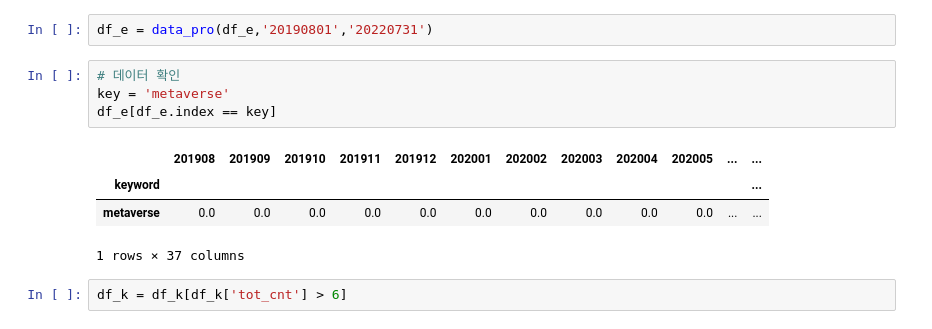
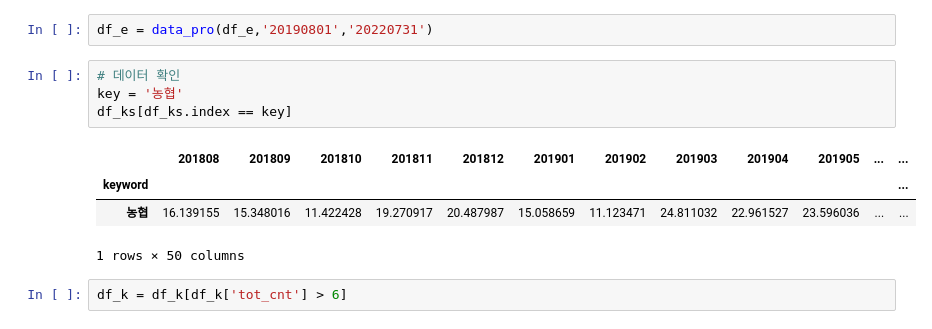
Before and after one commit to ho2921ho/BerTopic2, a Jupyter notebook: BerTopic.ipynb, the cells around one changed output. Saved outputs shown, nothing was run; the diff lists cells and outputs as text.

```diff
--- a/BerTopic.ipynb
+++ b/BerTopic.ipynb
@@ -151,13 +171,13 @@ See the caveats in the documentation: https://pandas.pydata.org/pandas-docs/stab
 df_e = data_pro(df_e,'20190801','20220731')
 # %%
 # 데이터 확인
-key = 'metaverse'
-df_e[df_e.index == key]
+key = '농협'
+df_ks[df_ks.index == key]
 # %% [output]
-|  | 201908 | 201909 | 201910 | 201911 | 201912 | 202001 | 202002 | 202003 | 202004 | 202005 | ... | ... |
+|  | 201808 | 201809 | 201810 | 201811 | 201812 | 201901 | 201902 | 201903 | 201904 | 201905 | ... | ... |
 | keyword |  |  |  |  |  |  |  |  |  |  |  | ... |
-| metaverse | 0.0 | 0.0 | 0.0 | 0.0 | 0.0 | 0.0 | 0.0 | 0.0 | 0.0 | 0.0 | ... | ... |
+| 농협 | 16.139155 | 15.348016 | 11.422428 | 19.270917 | 20.487987 | 15.058659 | 11.123471 | 24.811032 | 22.961527 | 23.596036 | ... | ... |
-1 rows × 37 columns
+1 rows × 50 columns
 # %%
 df_k = df_k[df_k['tot_cnt'] > 6]
 # %%
```
Also changed, not shown: parts of 34 cells of this notebook, 22 other files.
